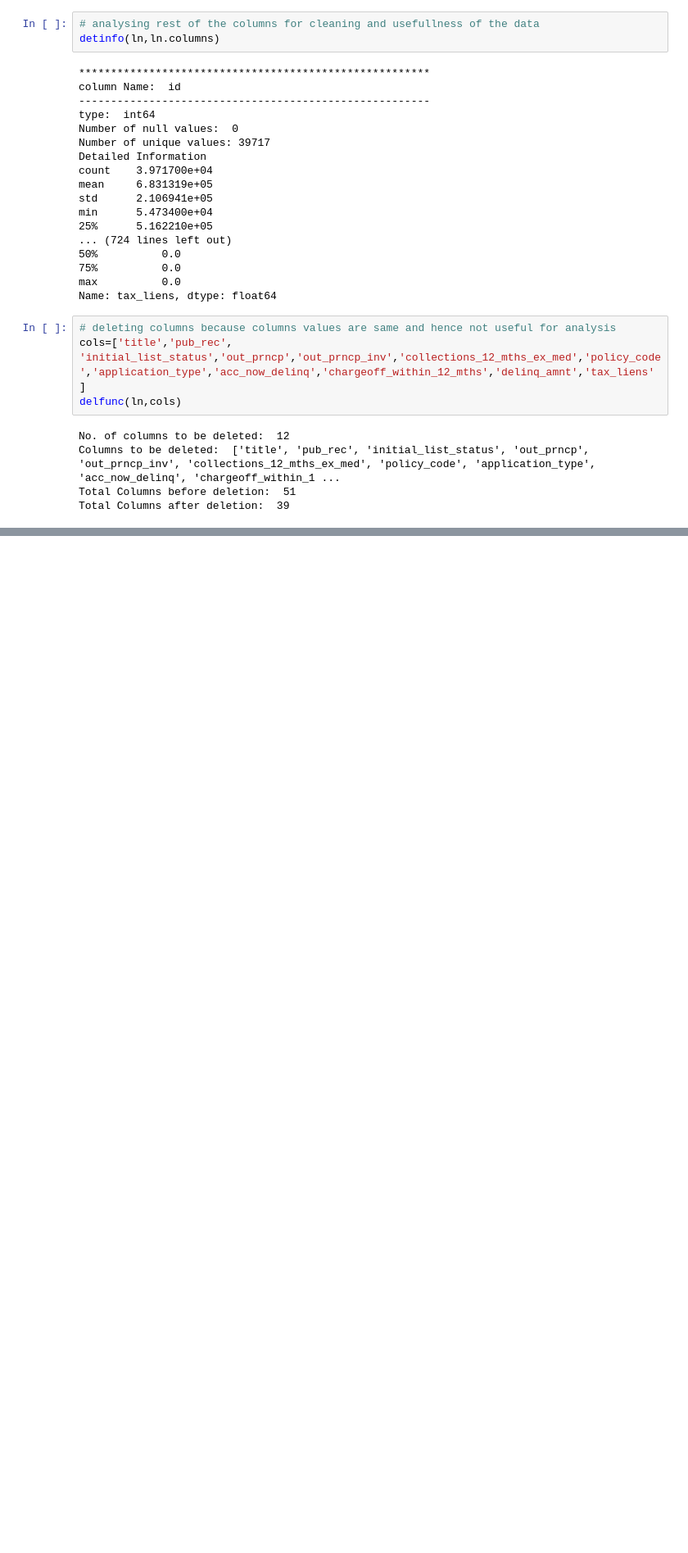
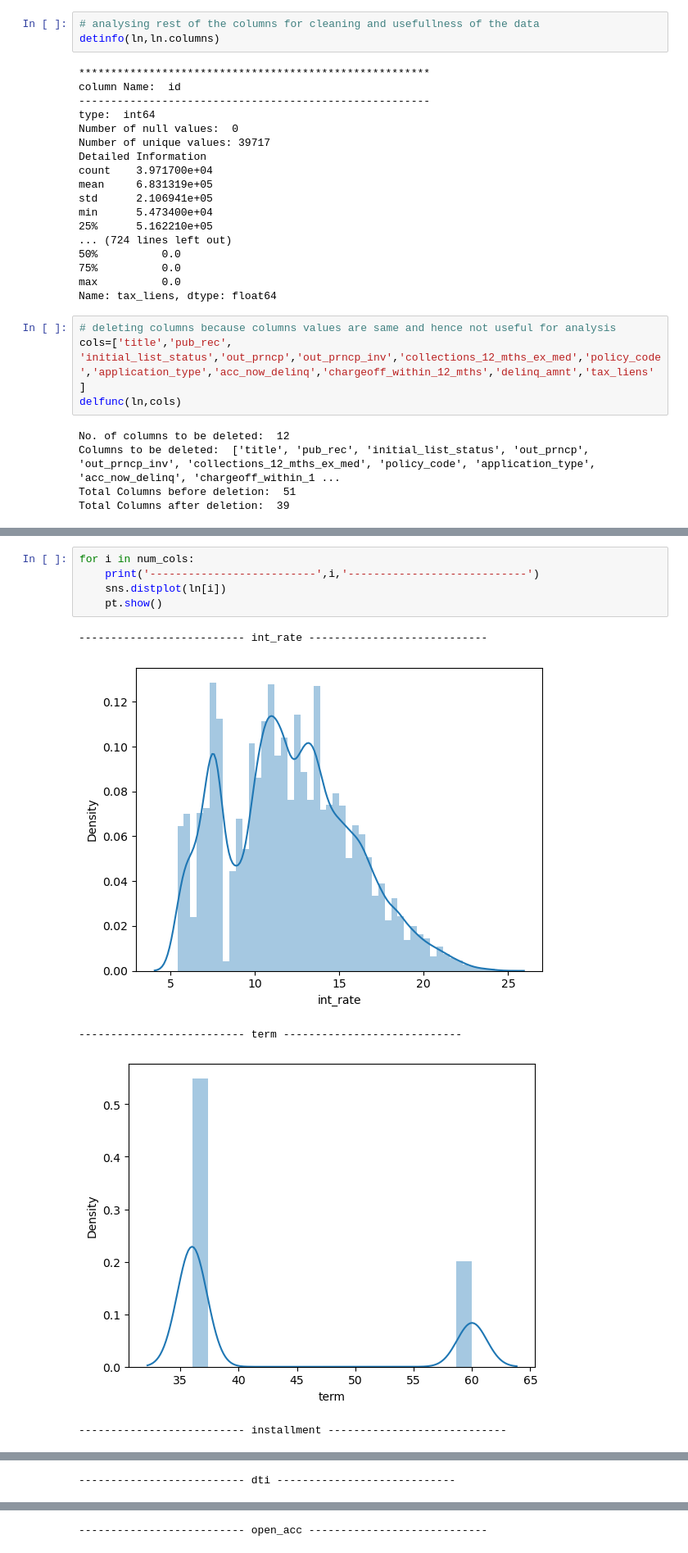
Before and after one commit to ganesh-hariraj/lending_casestudy, a Jupyter notebook: Lending_case.ipynb, the cells around one changed output, grey strips where cells are left out. Shown at 82% size. Cells and saved outputs as stored; diff of their text form; blank space fills up the shorter version.

```diff
--- a/Lending_case.ipynb
+++ b/Lending_case.ipynb
@@ -174,0 +208,11 @@ Name: annual_income, dtype: object
+# %%
+for i in num_cols:
+    print('--------------------------',i,'----------------------------')
+    sns.distplot(ln[i])
+    pt.show()
+# %% [output]
+-------------------------- int_rate ----------------------------
+[figure, added]
+-------------------------- term ----------------------------
+[figure, added]
+-------------------------- installment ----------------------------
@@ -174,0 +220 @@ Name: annual_income, dtype: object
+-------------------------- dti ----------------------------
@@ -174,0 +222 @@ Name: annual_income, dtype: object
+-------------------------- open_acc ----------------------------
```
Also changed, not shown: parts of 13 cells of this notebook, 1 other file.
